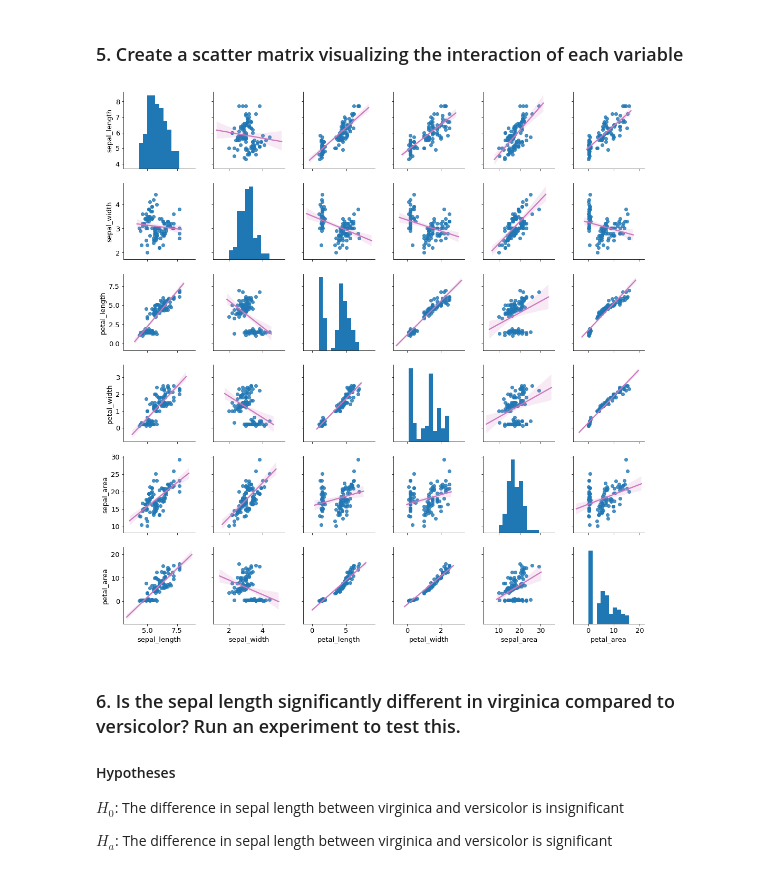
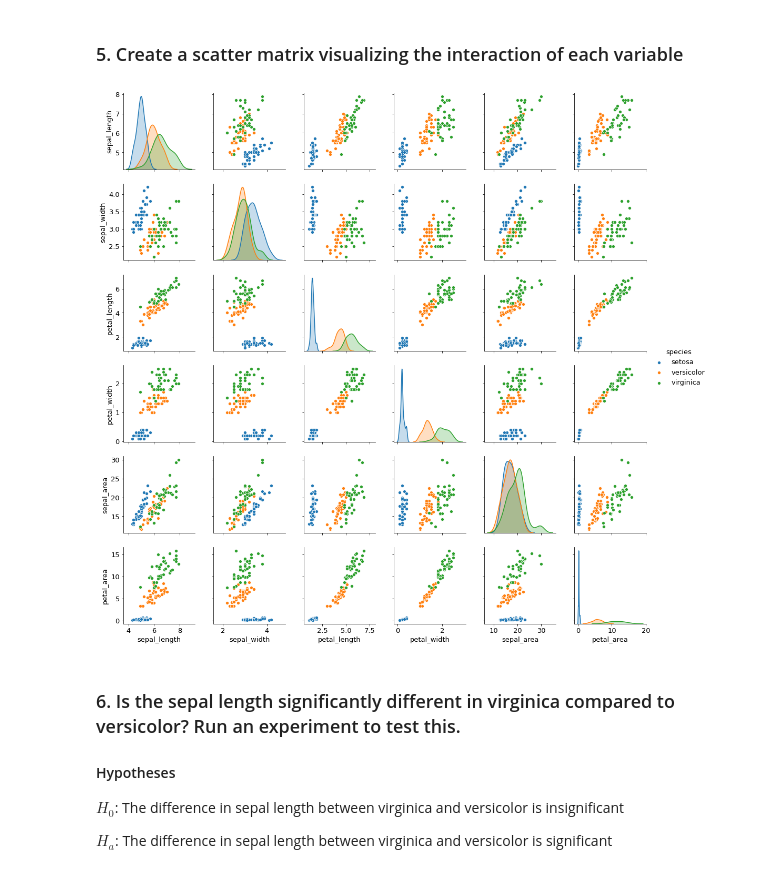
Before and after one commit to aleclhartman/ds-methodologies-exercises, a Jupyter notebook: classification/classification_exercises.ipynb, the cells around one changed output. Cells and saved outputs as stored; diff of their text form; code cells hidden in the pictures.

```diff
--- a/classification/classification_exercises.ipynb
+++ b/classification/classification_exercises.ipynb
@@ -279,6 +286,6 @@ df.head()
 | 3 | 4 | 4.6 | 3.1 | 1.5 | 0.2 | 1 | setosa |
 | 4 | 5 | 5.0 | 3.6 | 1.4 | 0.2 | 1 | setosa |
 # %%
-df = pr.drop_iris_columns(df)
+# df = pr.drop_iris_columns(df)
 # %%
-df = pr.rename_iris_columns(df)
+# df = pr.rename_iris_columns(df)
@@ -298,3 +296,5 @@ train, test = train_test_split(df, train_size=.7, random_state=56)
+# %%
+encode, train, test = pr.prep_iris(df)
 # %%
 train.shape
 # %% [output]
@@ -430,10 +451,10 @@ plt.show()
 # %% [markdown]
 ### 5. Create a scatter matrix visualizing the interaction of each variable
 # %%
-sns.pairplot(data=train, kind="reg", plot_kws={"line_kws": {"color": sns.color_palette("colorblind")[4]}})
+sns.pairplot(data=train.drop(columns="species_encoded"), hue="species")
 plt.show()
 # %% [output]
-[figure, old version]
+[figure, new version]
 # %% [markdown]
 ### 6. Is the sepal length significantly different in virginica compared to versicolor? Run an experiment to test this.
 
```
Also changed, not shown: parts of 19 cells of this notebook, 1 other file.
